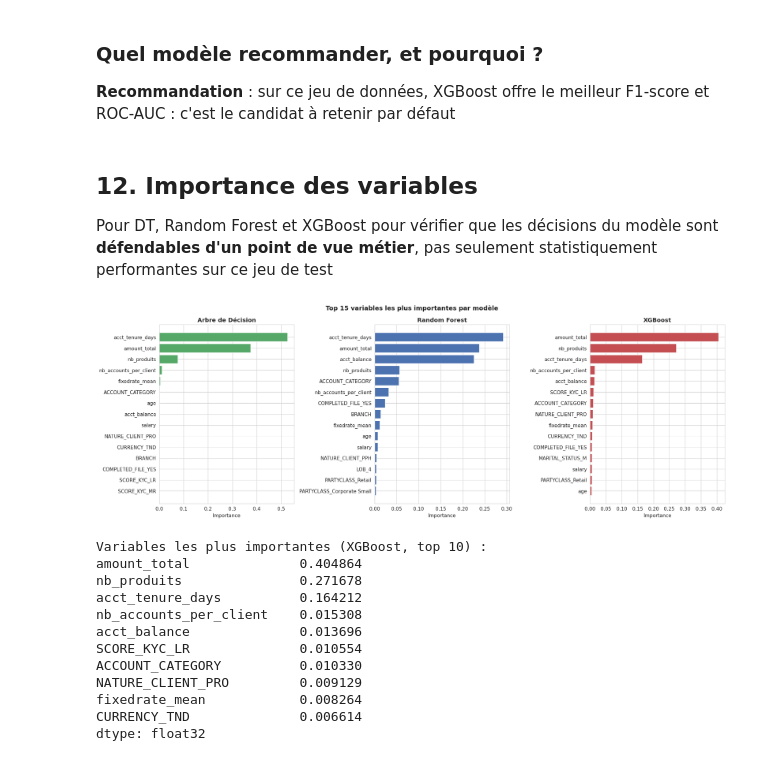
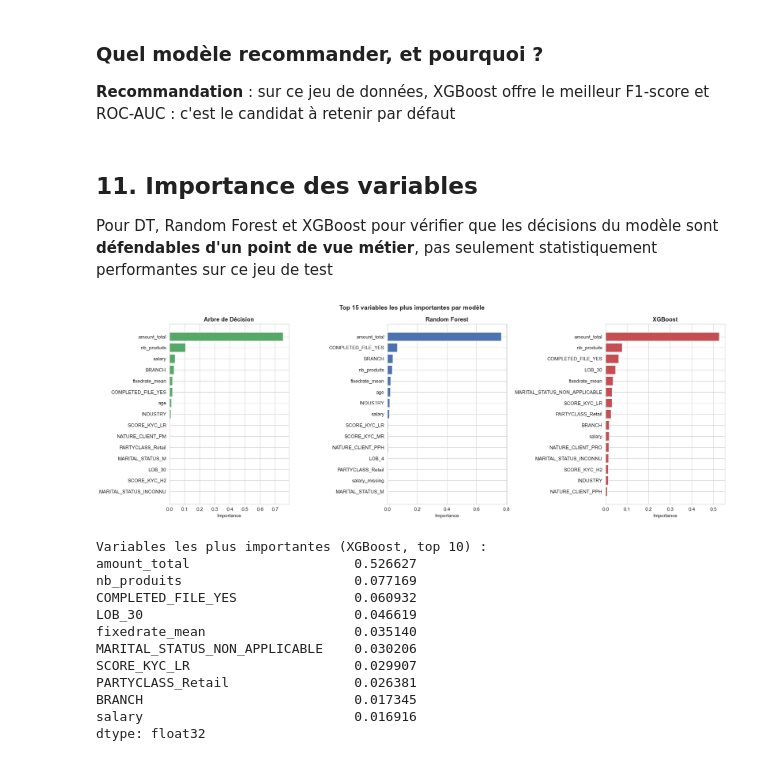
Before and after one commit to Hmz931/ProjetIntegre_Churn_HAFAS, a Jupyter notebook: 04_machine_learning/notebooks/machine_learning2.ipynb, the cells around one changed output. Drawn from its saved outputs; the diff is of its cells as text; code cells hidden in the pictures.

```diff
--- a/04_machine_learning/notebooks/machine_learning2.ipynb
+++ b/04_machine_learning/notebooks/machine_learning2.ipynb
@@ -483,9 +488,0 @@ encore actif, cette "fuite" n'existerait simplement pas).
-# %%
-X["salary_missing"] = X["salary"].isna().astype(int)
-
-for col in cols_avec_nan:
-    X[col] = X[col].fillna(X[col].median())
-
-print("Indicateur de nullité créé : ['salary_missing'] uniquement.")
-print("(acct_balance_missing et acct_tenure_days_missing volontairement NON créés — voir ci-dessus)")
-print("\nValeurs manquantes restantes :", X.isna().sum().sum())
@@ -501,7 +493,7 @@ Valeurs manquantes restantes : 0
 # %%
 features_onehot = ["MARITAL_STATUS", "NATURE_CLIENT", "PARTYCLASS", "SCORE_KYC",
-                    "COMPLETED_FILE", "CURRENCY", "LOB"]
-features_frequence = ["ACCOUNT_CATEGORY", "BRANCH"]
+                    "COMPLETED_FILE", "LOB"]
+features_frequence = ["BRANCH","INDUSTRY"]
 
 print("Cardinalité des variables encodées en One-Hot :")
 for col in features_onehot:
@@ -1014,0 +938,8 @@ Meilleur score CV (f1) : 0.9436014551180529
+# %%
+from sklearn.ensemble import RandomForestClassifier
+
+rf = RandomForestClassifier(n_estimators=200, max_depth=15, random_state=RANDOM_STATE, n_jobs=-1)
+res, y_pred_rf, y_proba_rf = entrainer_evaluer(
+    rf, X_train, y_train, X_test, y_test, "Random Forest (sans SMOTE)"
+)
+resultats_tous_modeles.append(res)
@@ -1189,0 +1033,11 @@ resultats_tous_modeles.append(res)
+# %%
+from xgboost import XGBClassifier
+
+xgb = XGBClassifier(
+    n_estimators=200, max_depth=6, learning_rate=0.1,
+    random_state=RANDOM_STATE, eval_metric="logloss", n_jobs=-1,
+)
+res, y_pred_xgb, y_proba_xgb = entrainer_evaluer(
+    xgb, X_train, y_train, X_test, y_test, "XGBoost (sans SMOTE)"
+)
+resultats_tous_modeles.append(res)
@@ -1283,47 +1185,47 @@ plt.show()
 **Recommandation** : sur ce jeu de données, XGBoost offre le meilleur F1-score et
 ROC-AUC :  c'est le candidat à retenir par défaut
 # %% [markdown]
-## 12. Importance des variables
+## 11. Importance des variables
 Pour DT, Random Forest et XGBoost pour vérifier que les décisions du modèle sont **défendables d'un point de vue métier**, pas seulement statistiquement performantes sur ce jeu de test
 # %%
 fig, axes = plt.subplots(1, 3, figsize=(20, 7))
 
 # --- Arbre de décision ---
-importances_dt = pd.Series(dt.feature_importances_, index=X_train.columns).sort_values(ascending=False).head(15)
+importances_dt = pd.Series(best_dt.feature_importances_, index=X_train.columns).sort_values(ascending=False).head(15)
 axes[0].barh(importances_dt.index[::-1], importances_dt.values[::-1], color="#55A868")
 axes[0].set_title("Arbre de Décision", fontweight="bold")
 axes[0].set_xlabel("Importance")
 
 # --- Random Forest ---
 importances_rf = pd.Series(rf.feature_importances_, index=X_train.columns).sort_values(ascending=False).head(15)
 axes[1].barh(importances_rf.index[::-1], importances_rf.values[::-1], color="#4C72B0")
 axes[1].set_title("Random Forest", fontweight="bold")
 axes[1].set_xlabel("Importance")
 
 # --- XGBoost ---
 importances_xgb = pd.Series(xgb.feature_importances_, index=X_train.columns).sort_values(ascending=False).head(15)
 axes[2].barh(importances_xgb.index[::-1], importances_xgb.values[::-1], color="#C44E52")
 axes[2].set_title("XGBoost", fontweight="bold")
 axes[2].set_xlabel("Importance")
 
 plt.suptitle("Top 15 variables les plus importantes par modèle", fontsize=14, fontweight="bold")
 plt.tight_layout()
 plt.show()
 
 print("Variables les plus importantes (XGBoost, top 10) :")
 print(importances_xgb.head(10))
 # %% [output]
-[figure, old version]
+[figure, new version]
 Variables les plus importantes (XGBoost, top 10) :
-amount_total              0.404864
-nb_produits               0.271678
-acct_tenure_days          0.164212
-nb_accounts_per_client    0.015308
-acct_balance              0.013696
-SCORE_KYC_LR              0.010554
-ACCOUNT_CATEGORY          0.010330
-NATURE_CLIENT_PRO         0.009129
-fixedrate_mean            0.008264
-CURRENCY_TND              0.006614
+amount_total                     0.526627
+nb_produits                      0.077169
+COMPLETED_FILE_YES               0.060932
+LOB_30                           0.046619
+fixedrate_mean                   0.035140
+MARITAL_STATUS_NON_APPLICABLE    0.030206
+SCORE_KYC_LR                     0.029907
+PARTYCLASS_Retail                0.026381
+BRANCH                           0.017345
+salary                           0.016916
 dtype: float32
 # %% [markdown]
```
Also changed, not shown: parts of 94 cells of this notebook.
